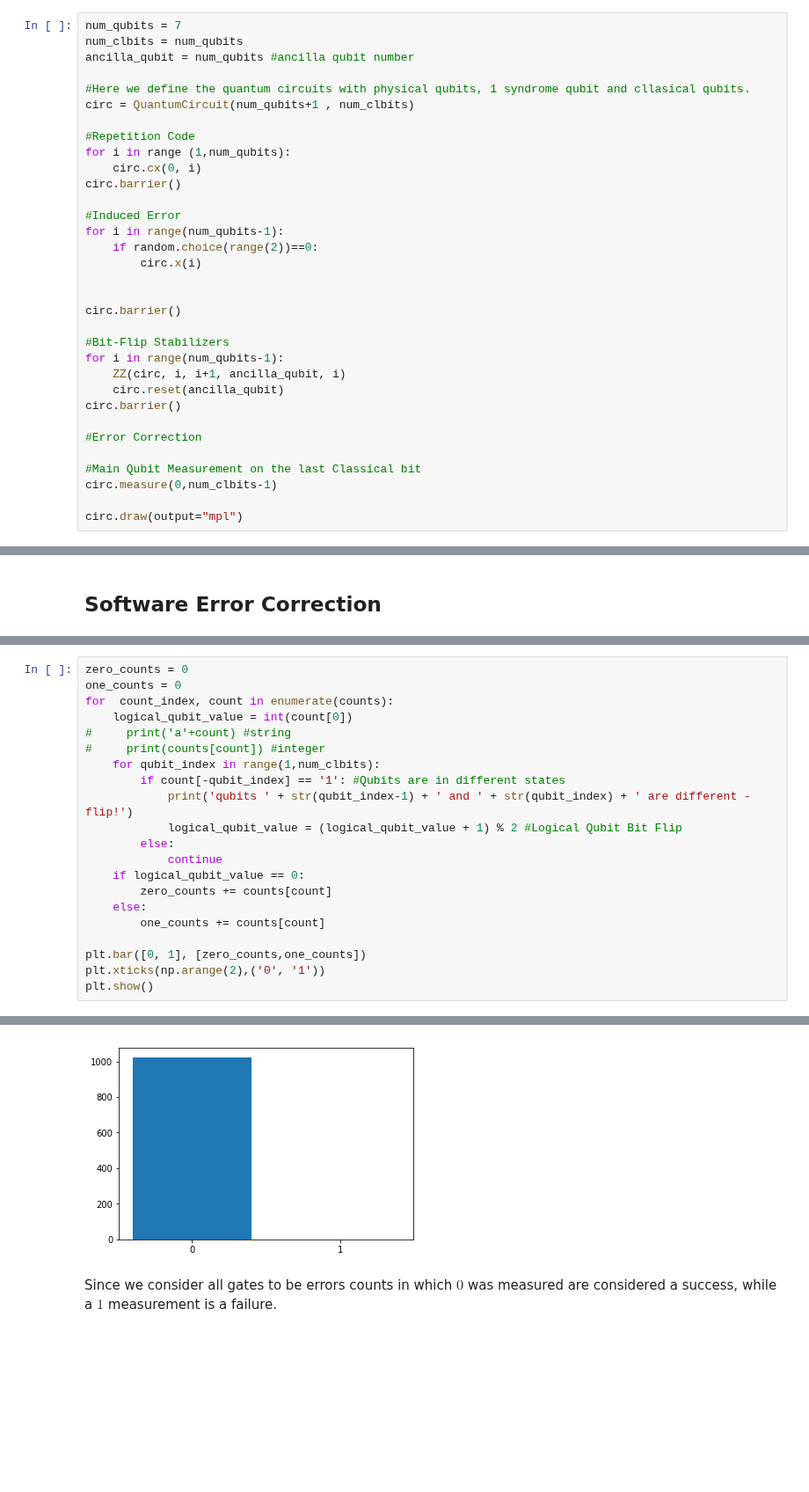
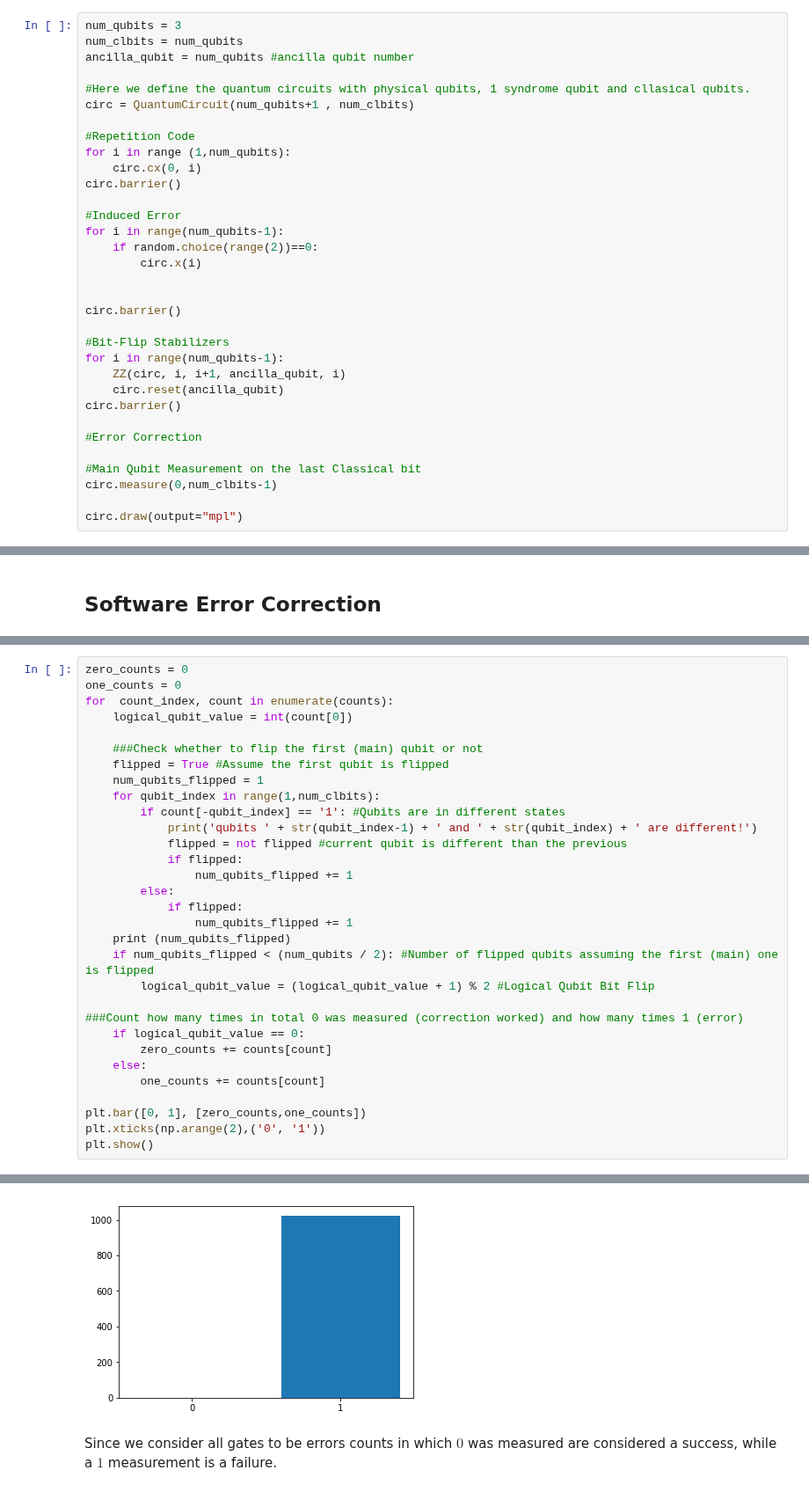
Before and after one commit to bguttel/Quantum-Computing--UGA, a Jupyter notebook: RepetitionCode_Barkay.ipynb, the cells around one changed output, grey strips where cells are left out. Shown at 88% size. Saved outputs shown, nothing was run; the diff lists cells and outputs as text; blank space fills up the shorter version.

```diff
--- a/RepetitionCode_Barkay.ipynb
+++ b/RepetitionCode_Barkay.ipynb
@@ -32,7 +32,7 @@ The main qubit ($q_0$ in the circuit) is the one we consider in our calculations
 In order to simulate some errors a bit-flip ($X$) gate can be added with certain distribution (chosen by us, but always smaller than $0.5$) on every qubit.
 Our reprtiotion code is able to detect and thus correct (using software) up to $(N-1)/2$ bit-flips.
 # %%
-num_qubits = 7
+num_qubits = 3
 num_clbits = num_qubits
 ancilla_qubit = num_qubits #ancilla qubit number
 
@@ -94,14 +94,24 @@ zero_counts = 0
 one_counts = 0
 for  count_index, count in enumerate(counts):
     logical_qubit_value = int(count[0])
-#     print('a'+count) #string
-#     print(counts[count]) #integer
+
+    ###Check whether to flip the first (main) qubit or not
+    flipped = True #Assume the first qubit is flipped
+    num_qubits_flipped = 1
     for qubit_index in range(1,num_clbits):
         if count[-qubit_index] == '1': #Qubits are in different states
-            print('qubits ' + str(qubit_index-1) + ' and ' + str(qubit_index) + ' are different - flip!')
-            logical_qubit_value = (logical_qubit_value + 1) % 2 #Logical Qubit Bit Flip
+            print('qubits ' + str(qubit_index-1) + ' and ' + str(qubit_index) + ' are different!')
+            flipped = not flipped #current qubit is different than the previous
+            if flipped:
+                num_qubits_flipped += 1
         else:
-            continue
+            if flipped:
+                num_qubits_flipped += 1
+    print (num_qubits_flipped)
+    if num_qubits_flipped < (num_qubits / 2): #Number of flipped qubits assuming the first (main) one is flipped
+        logical_qubit_value = (logical_qubit_value + 1) % 2 #Logical Qubit Bit Flip
+
+###Count how many times in total 0 was measured (correction worked) and how many times 1 (error)
     if logical_qubit_value == 0:
         zero_counts += counts[count]
     else:
@@ -118,4 +126,4 @@ qubits 5 and 6 are different - flip!
-[figure, old version]
+[figure, new version]
 # %% [markdown]
 Since we consider all gates to be errors counts in which $0$ was measured are considered a success, while a $1$ measurement is a failure.
 # %% [markdown]
```
Also changed, not shown: parts of 7 cells of this notebook.
